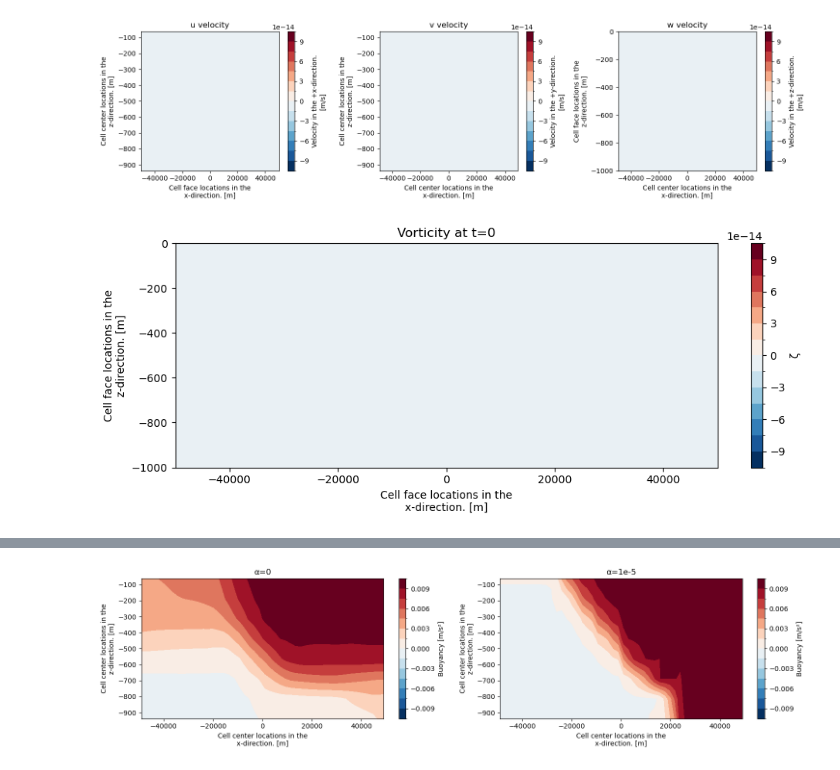
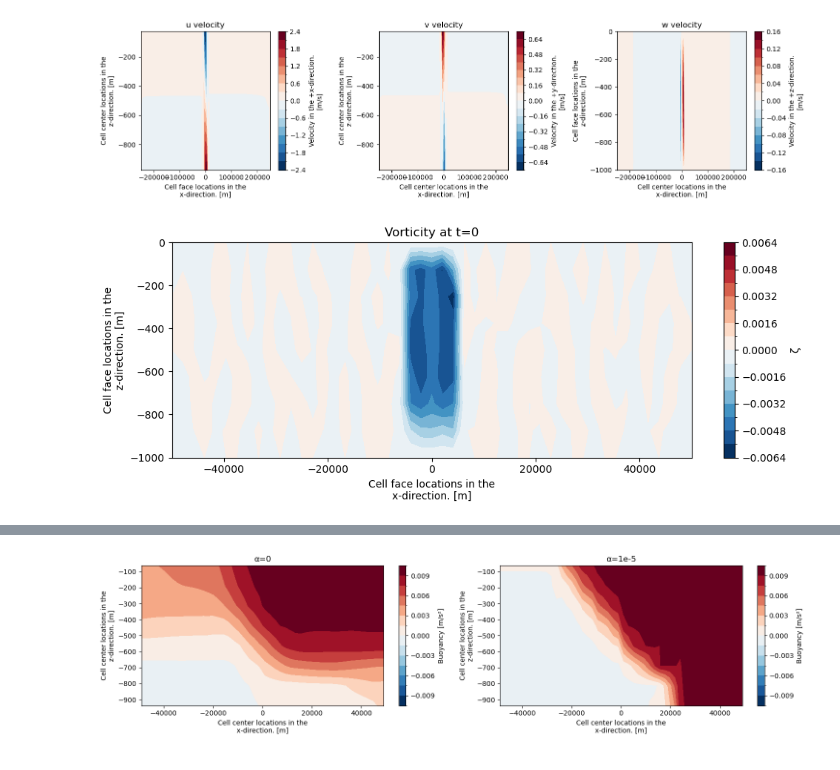
Before and after one commit to tom-rex/Oceananigans_projects, a Jupyter notebook: python_visualisations.ipynb, the cells around one changed output, grey strips where cells are left out. Saved outputs shown, nothing was run; the diff lists cells and outputs as text; code cells hidden in the pictures.

```diff
--- a/python_visualisations.ipynb
+++ b/python_visualisations.ipynb
@@ -6,10 +6,14 @@ import xarray as xr
 #Parameter combinations to test:
     #α=0,    N²=1e-6, M²=1e-6  Control (no strain)
     #α=1e-6, N²=1e-6, M²=1e-6  Weak strain
-    #α=1e-5, N²=1e-6, M²=1e-6) Moderate strain (paper-like)
-    #α=1e-5, N²=1e-5, M²=1e-6) Strong stratification done
-    #α=1e-5, N²=1e-6, M²=1e-5) Weaker front
+    #α=1e-5, N²=1e-6, M²=1e-6 Moderate strain (paper-like)
+    #α=1e-5, N²=1e-5, M²=1e-6 Strong stratification done
+    #α=1e-5, N²=1e-6, M²=1e-5 Weaker front
+    #α=1e-5, N²= 0 , M²=1e-6  Zero PV case to compare with ST13
+    #α=1e-5, N²= 1e-3 , M²=1e-6  Explodes!
+
+    #α=0, N²= 0 , M²=9e-6  B00 case
 
 
 # File naming convention: filename = "front_α=(α)_N²=(N²)_M²=(M²).nc"
-ds = xr.open_dataset('run_a=1e-5_N^2=1e-6_M^2=1e-6.nc')
+ds = xr.open_dataset('larger_domain2.nc', engine = 'netcdf4', decode_times=False)
@@ -28,16 +30,20 @@ plt.show()
 # %%
+
 #Velocity components
+
+t= 10
+
 fig, axes = plt.subplots(1, 3, figsize=(15, 4))
 ds.u.isel(time=t).plot.contourf(ax=axes[0], levels=20, cmap='RdBu_r')
 ds.v.isel(time=t).plot.contourf(ax=axes[1], levels=20, cmap='RdBu_r')
 ds.w.isel(time=t).plot.contourf(ax=axes[2], levels=20, cmap='RdBu_r')
 axes[0].set_title('u velocity')
 axes[1].set_title('v velocity')
 axes[2].set_title('w velocity')
 plt.tight_layout()
 plt.show()
 # %% [output]
-[figure, old version]
+[figure, new version]
 # %%
 #Vorticity
 fig, ax = plt.subplots(figsize=(10, 4))
@@ -46,7 +52,7 @@ ax.set_title('Vorticity at t=0')
 plt.tight_layout()
 plt.show()
 # %% [output]
-[figure, old version]
+[figure, new version]
 # %%
 # Vertical profile at center
 fig, ax = plt.subplots(figsize=(8, 6))
```
Also changed, not shown: parts of 6 cells of this notebook, 1 other file.
